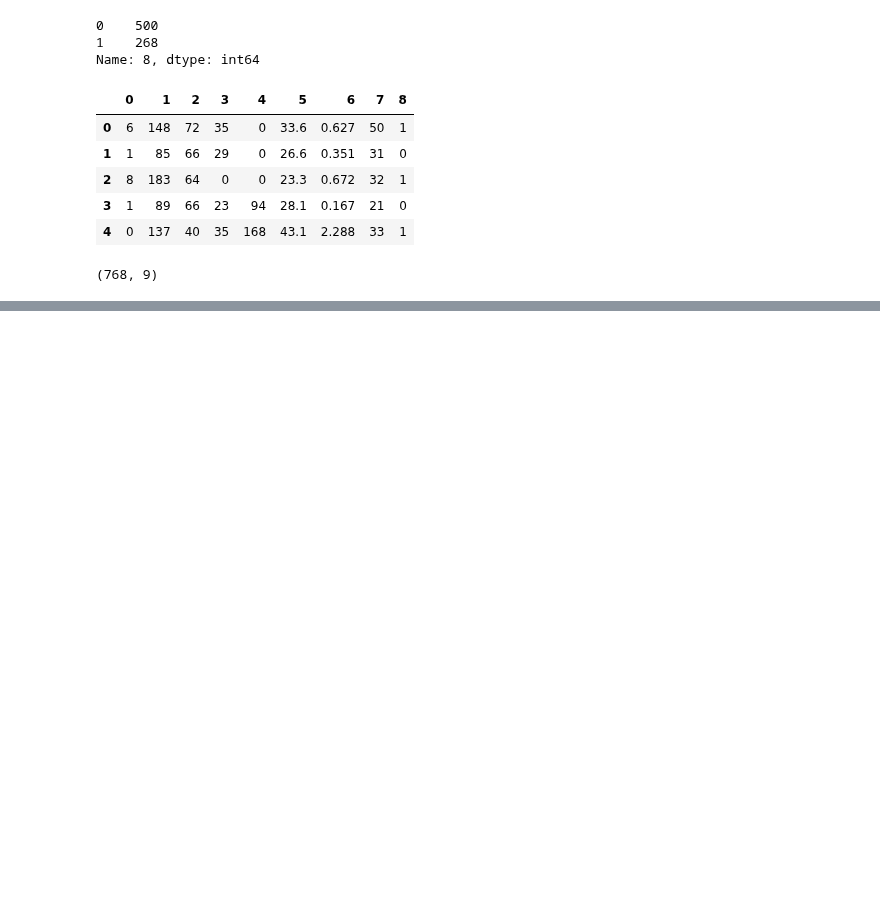
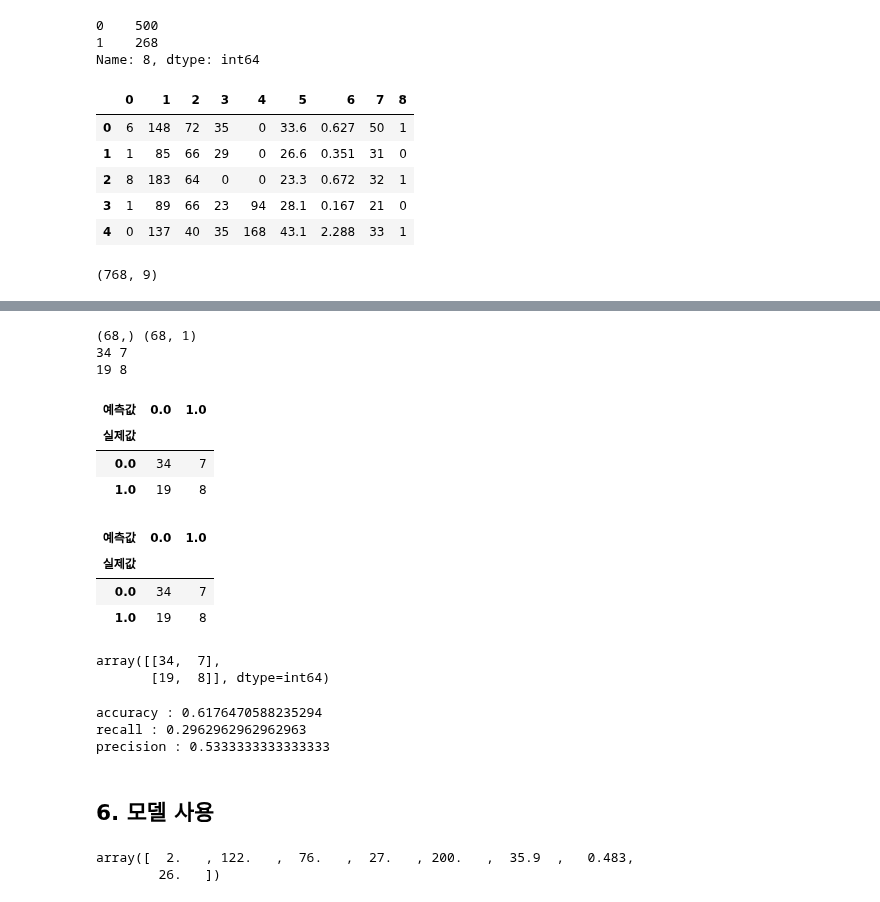
Before and after one commit to Youngsshin/ai_x, a Jupyter notebook: source/05_DeepLearning/06_피마인디언_당뇨병발병예측(로지스틱회귀분석=이진분류,분류분석).ipynb, the cells around one changed output, grey strips where cells are left out. Cells and saved outputs as stored; diff of their text form; code cells hidden in the pictures; blank space fills up the shorter version.

```diff
--- a/source/05_DeepLearning/06_피마인디언_당뇨병발병예측(로지스틱회귀분석=이진분류,분류분석).ipynb
+++ b/source/05_DeepLearning/06_피마인디언_당뇨병발병예측(로지스틱회귀분석=이진분류,분류분석).ipynb
@@ -80,0 +160,5 @@ X_train.shape, y_train.shape, X_test.shape, y_test.shape
+# %%
+# 실제값 : y_test (68개)
+# 예측값 :
+y_hat = (model.predict(X_test)>=0.5).astype(float)
+y_hat[:5]
@@ -80,0 +172,67 @@ X_train.shape, y_train.shape, X_test.shape, y_test.shape
+# %%
+TN = 0 # 0을 0으로 예측한 경우의 수(T)
+FP = 0 # 0을 1로 예측한 경우의 수(F)
+FN = 0 # 1을 0으로 예측한 경우의 수(F)
+TP = 0 # 1을 1로 예측한 경우의 수(T)
+print(y_test.shape, y_hat.shape)
+for y, h in zip(y_test, y_hat.reshape(-1)):
+    if y==0 and h==0:
+        TN += 1
+    elif y==0 and h==1:
+        FP += 1
+    elif y==1 and h==0:
+        FN += 1
+    else:
+        TP += 1
+print(TN, FP)
+print(FN, TP)
+# %% [output]
+(68,) (68, 1)
+34 7
+19 8
+# %%
+# 교차표
+ctab = pd.crosstab(y_test, # 실제값 넣어야함
+                   y_hat.reshape(-1)) # 예측값은 1차원으로 넣어야함
+ctab.index.name = '실제값'
+ctab.columns.name = '예측값'
+ctab
+# %% [output]
+| 예측값 | 0.0 | 1.0 |
+| 실제값 |  |  |
+| 0.0 | 34 | 7 |
+| 1.0 | 19 | 8 |
+# %%
+pd.crosstab(y_test,
+            y_hat.reshape(-1),
+            rownames=['실제값'],
+            colnames=['예측값'])
+# %% [output]
+| 예측값 | 0.0 | 1.0 |
+| 실제값 |  |  |
+| 0.0 | 34 | 7 |
+| 1.0 | 19 | 8 |
+# %%
+# 혼동행렬
+from sklearn.metrics import confusion_matrix
+confusion_matrix(y_test,
+                 y_hat.reshape(-1))
+# %% [output]
+array([[34,  7],
+       [19,  8]], dtype=int64)
+# %%
+# accuracy
+print('accuracy :', (TN+TP)/(TN+FP+FN+TP))
+print('recall :', (TP)/(FN+TP))
+print('precision :', (TP)/(FP+TP))
+# %% [output]
+accuracy : 0.6176470588235294
+recall : 0.2962962962962963
+precision : 0.5333333333333333
+# %% [markdown]
+## 6. 모델 사용
+# %%
+X_test[0]
+# %% [output]
+array([  2.   , 122.   ,  76.   ,  27.   , 200.   ,  35.9  ,   0.483,
+        26.   ])
```
Also changed, not shown: parts of 42 cells of this notebook, 4 other files.
